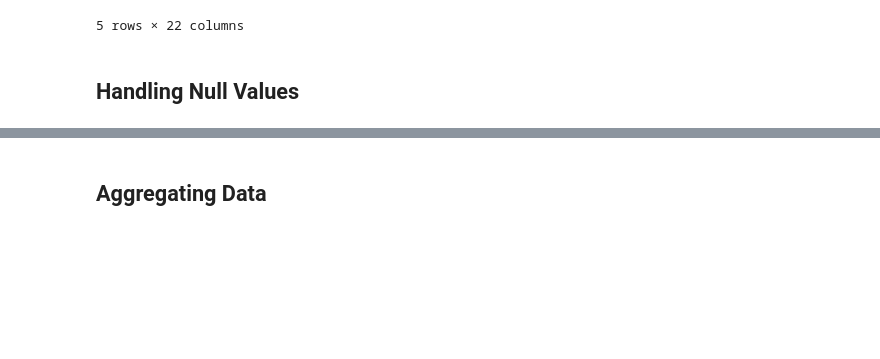
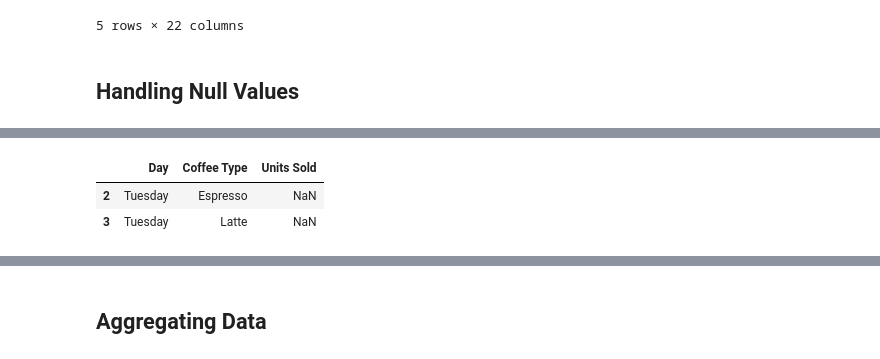
Before and after one commit to iawista/complete-pandas-tutorial, a Jupyter notebook: tutorial.ipynb, the cells around one changed output, grey strips where cells are left out. Drawn from its saved outputs; the diff is of its cells as text; code cells hidden in the pictures; blank space fills up the shorter version.

```diff
--- a/tutorial.ipynb
+++ b/tutorial.ipynb
@@ -929,3 +943,10 @@ coffee[coffee['Units Sold'].notna()]
+# %%
+# показывается строки со значением NaN
+coffee[coffee['Units Sold'].isna()]
+# %% [output]
+|  | Day | Coffee Type | Units Sold |
+| 2 | Tuesday | Espresso | NaN |
+| 3 | Tuesday | Latte | NaN |
 # %%
 coffee
 # %% [output]
```
Also changed, not shown: parts of 31 cells of this notebook.
